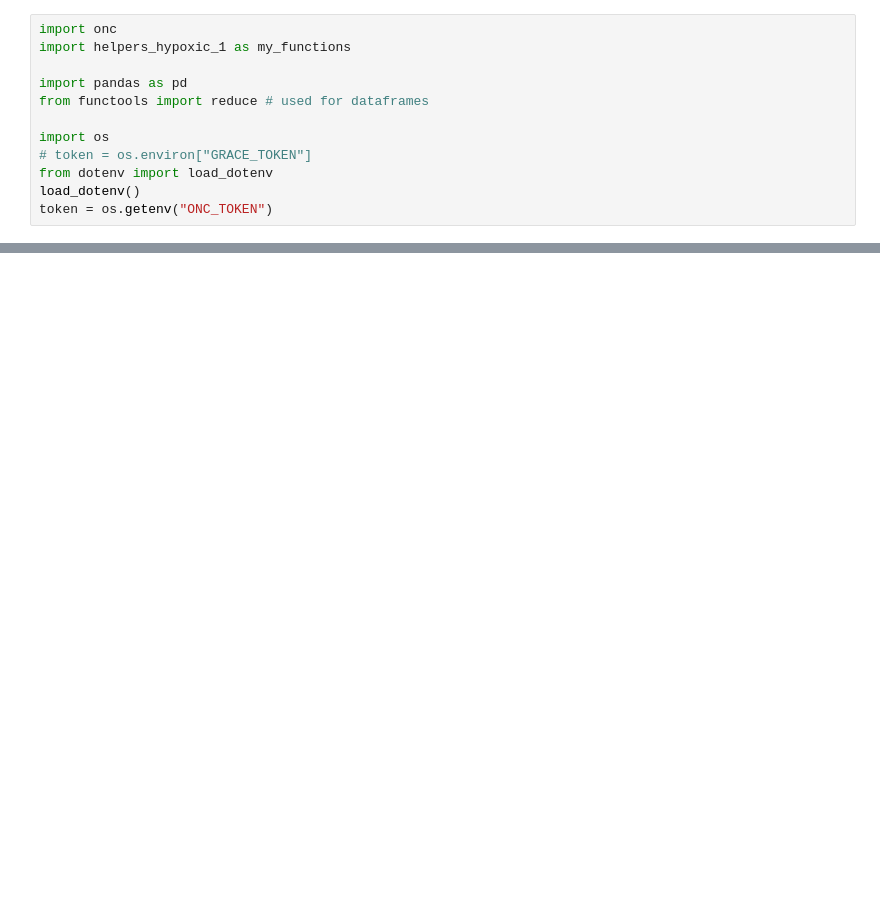
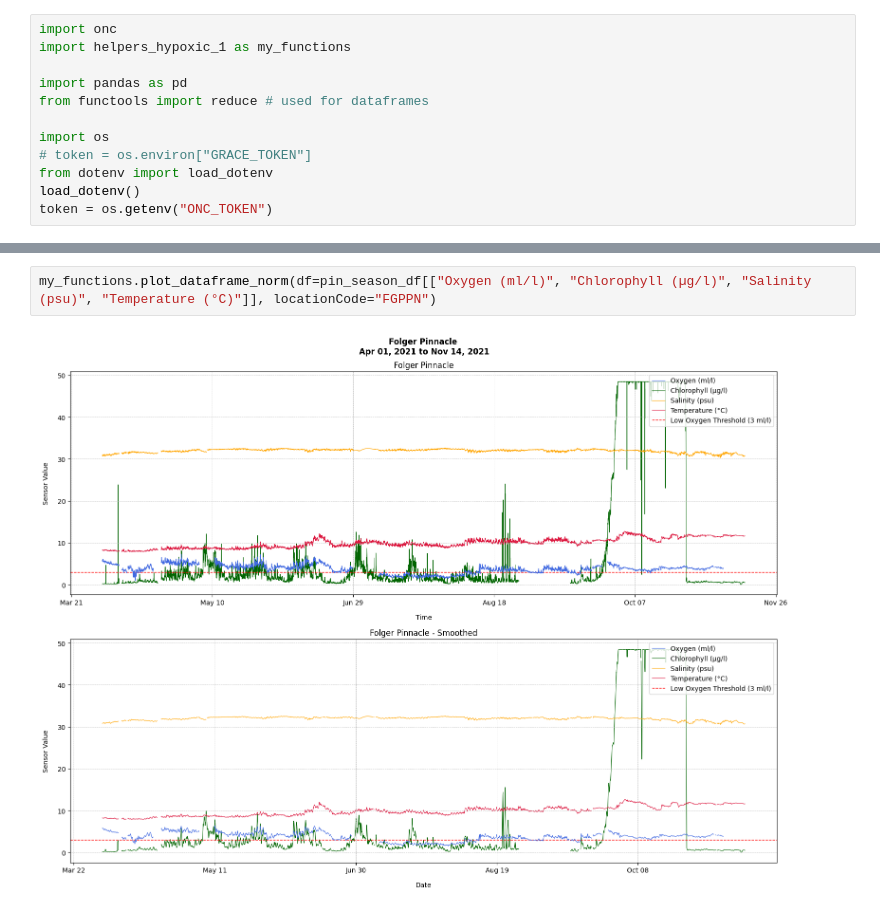
Before and after one commit to g-bertozzi/BMSC-2025, a Jupyter notebook: deepnote/tester.ipynb, the cells around one changed output, grey strips where cells are left out. Drawn from its saved outputs; the diff is of its cells as text; blank space fills up the shorter version.

```diff
--- a/deepnote/tester.ipynb
+++ b/deepnote/tester.ipynb
@@ -113,0 +106,4 @@ start df: 2021-01-01 00:15:00+00:00, end: 2021-12-31 23:45:00+00:00
+# %%
+my_functions.plot_dataframe_norm(df=pin_season_df[["Oxygen (ml/l)", "Chlorophyll (µg/l)", "Salinity (psu)", "Temperature (°C)"]], locationCode="FGPPN")
+# %% [output]
+[figure, added]
```
Also changed, not shown: parts of 22 cells of this notebook, 1 other file.
